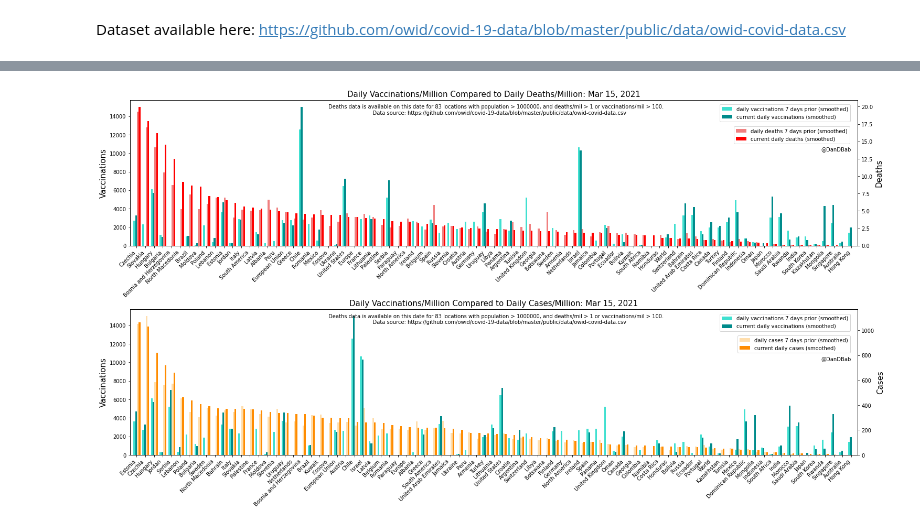
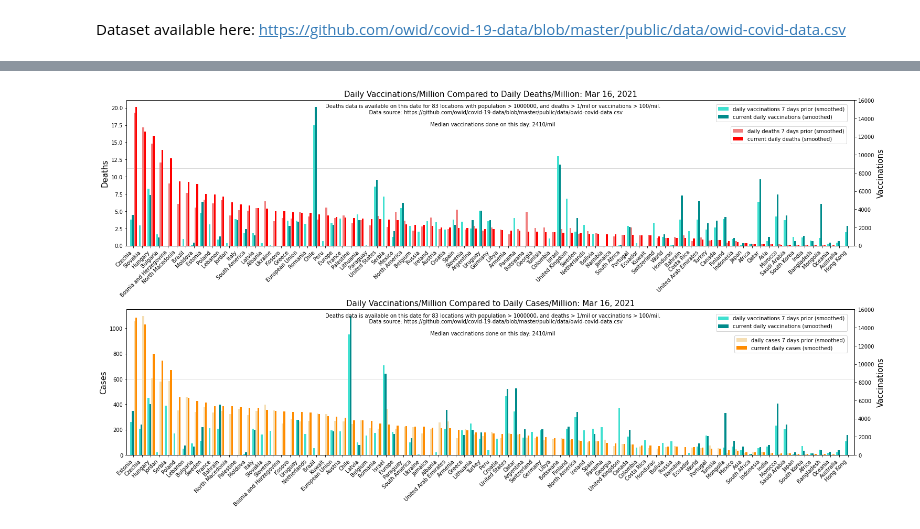
Before and after one commit to babsyco/C19_cases_deaths_vaccinations, a Jupyter notebook: vaccine_rollout1.ipynb, the cells around one changed output, grey strips where cells are left out. Drawn from its saved outputs; the diff is of its cells as text; code cells hidden in the pictures.

```diff
--- a/vaccine_rollout1.ipynb
+++ b/vaccine_rollout1.ipynb
@@ -108,69 +110,74 @@ OWID_perCapita_daily_filtered_df = OWID_perCapita_daily_df.query('new_deaths_smo
 temp_current_df = OWID_perCapita_daily_filtered_df.sort_values('date').groupby('location').apply(lambda x: x[x['date'] == current_date])
 temp_past_df = OWID_perCapita_daily_filtered_df.sort_values('date').groupby('location').apply(lambda x: x[x['date'] == past_date])
 
+# median daily vaccinations
+median_daily_vaxs = int(temp_current_df['new_vaccinations_smoothed_per_million'].median())
+
 # CREATE PLOTS
 x_vals = np.arange(len(temp_current_df.index))
 fig, axs = plt.subplots(2, 1, figsize=[int(len(x_vals)/4),10])
 fig.tight_layout(h_pad=10)
-inclusion_string = "Deaths data is available on this date for %d locations with population > %d, and deaths/mil > %d or vaccinations/mil > %d.\n\
-    Data source: https://github.com/owid/covid-19-data/blob/master/public/data/owid-covid-data.csv"\
-     % (len([i[0] for i in temp_current_df.index]), min_population, daily_deaths_threshold, daily_vax_threshold)
+inclusion_string = "Deaths data is available on this date for %d locations with population > %d, and deaths > %d/mil or vaccinations > %d/mil.\n\
+    Data source: https://github.com/owid/covid-19-data/blob/master/public/data/owid-covid-data.csv\n\
+    \nMedian vaccinations done on this day: %d/mil" \
+     % (len([i[0] for i in temp_current_df.index]), min_population, daily_deaths_threshold, daily_vax_threshold, median_daily_vaxs)
 
 # death/vaccinations (top)
 # sort temp datasets by "new_deaths_smoothed_per_million"
 temp_current_df = temp_current_df.sort_values("new_deaths_smoothed_per_million", ascending=False)
 temp_past_df = temp_past_df.reindex(temp_current_df.index)
 # plot
 ax_top1 = axs[0]
 ax_top2 = ax_top1.twinx()
-ax_top1.set_ylabel('Vaccinations', fontsize=15)
-ax_top2.set_ylabel('Deaths', fontsize=15)
-ax_top1.set_title("Daily Vaccinations/Million Compared to Daily Deaths/Million: %s" % current_date.strftime('%b %d, %Y'), fontsize=15)
+ax_top1.set_xlim([-0.5,len(x_vals)])
+ax_top2.set_xlim([-0.5,len(x_vals)])
+ax_top2.set_ylabel('Vaccinations', fontsize=15)
+ax_top1.set_ylabel('Deaths', fontsize=15)
+ax_top2.set_title("Daily Vaccinations/Million Compared to Daily Deaths/Million: %s" % current_date.strftime('%b %d, %Y'), fontsize=15)
 ax_top1.set_xticks(x_vals + bar_width*1.3)
-ax_top1.set_xlim([-0.5,len(x_vals)])
 ax_top1.set_xticklabels([i[0] for i in temp_current_df.index], rotation = 45, ha='right')
-ax_top1.bar(x_vals, temp_past_df["new_vaccinations_smoothed_per_million"], color='turquoise', width=bar_width, zorder=-1)
-ax_top1.bar(x_vals + bar_width, temp_current_df["new_vaccinations_smoothed_per_million"], alpha=bar_transparency, color='darkcyan', width=bar_width, zorder=-1)
-ax_top2.bar(x_vals + bar_width*2, temp_past_df["new_deaths_smoothed_per_million"], alpha=bar_transparency, color='lightcoral', width=bar_width, zorder=-1)
-ax_top2.bar(x_vals + bar_width*3, temp_current_df["new_deaths_smoothed_per_million"], alpha=bar_transparency, color='red', width=bar_width, zorder=-1)
-ax_top1.legend(['daily vaccinations %d days prior (smoothed)'%num_days_back, 'current daily vaccinations (smoothed)'], loc=[0.81,0.85])
-ax_top2.legend(['daily deaths %d days prior (smoothed)'%num_days_back, 'current daily deaths (smoothed)'], loc=[0.83, 0.7])
-ax_top1.text(ax_top1.get_xlim()[1]/2, ax_top1.get_ylim()[1]*0.9, inclusion_string, ha='center', fontsize=10)
-ax_top1.text(ax_top1.get_xlim()[1]*0.97, ax_top1.get_ylim()[1]*0.65, '@DanDBab', ha='center', fontsize=10)
+ax_top1.bar(x_vals + bar_width*2, temp_past_df["new_deaths_smoothed_per_million"], alpha=bar_transparency, color='lightcoral', width=bar_width, zorder=1)
+ax_top1.bar(x_vals + bar_width*3, temp_current_df["new_deaths_smoothed_per_million"], alpha=bar_transparency, color='red', width=bar_width, zorder=1)
+ax_top1.hlines(ax_top1.get_yticks()[-1]/2, ax_top1.get_xlim()[0], ax_top1.get_xlim()[1], color='lightgray', zorder=0, linewidth=0.8, label='_nolegend_')
+ax_top2.bar(x_vals, temp_past_df["new_vaccinations_smoothed_per_million"], color='turquoise', width=bar_width, zorder=1)
+ax_top2.bar(x_vals + bar_width, temp_current_df["new_vaccinations_smoothed_per_million"], alpha=bar_transparency, color='darkcyan', width=bar_width, zorder=1)
+ax_top2.legend(['daily vaccinations %d days prior (smoothed)'%num_days_back, 'current daily vaccinations (smoothed)'], loc=[0.81,0.85])
+ax_top1.legend(['daily deaths %d days prior (smoothed)'%num_days_back, 'current daily deaths (smoothed)'], loc=[0.83, 0.7])
+ax_top2.text(ax_top2.get_xlim()[1]/2, ax_top2.get_ylim()[1]*0.82, inclusion_string, ha='center', fontsize=10)
 
 # cases/vaccinations (bottom)
 # sort temp datasets by "new_cases_smoothed_per_million"
 temp_current_df = temp_current_df.sort_values("new_cases_smoothed_per_million", ascending=False)
 temp_past_df = temp_past_df.reindex(temp_current_df.index)
 # plot
 ax_bottom1 = axs[1]
 ax_bottom2 = ax_bottom1.twinx()
-ax_bottom1.set_ylabel('Vaccinations', fontsize=15)
-ax_bottom2.set_ylabel('Cases', fontsize=15)
-ax_bottom1.set_title("Daily Vaccinations/Million Compared to Daily Cases/Million: %s" % current_date.strftime('%b %d, %Y'), fontsize=15)
+ax_bottom2.set_ylabel('Vaccinations', fontsize=15)
+ax_bottom1.set_ylabel('Cases', fontsize=15)
+ax_bottom2.set_title("Daily Vaccinations/Million Compared to Daily Cases/Million: %s" % current_date.strftime('%b %d, %Y'), fontsize=15)
 ax_bottom1.set_xticks(x_vals + bar_width*1.3)
 ax_bottom1.set_xticklabels([i[0] for i in temp_current_df.index], rotation = 45, ha='right')
 ax_bottom1.set_xlim([-0.5,len(x_vals)])
-ax_bottom1.bar(x_vals, temp_past_df["new_vaccinations_smoothed_per_million"], color='turquoise', width=bar_width, zorder=-1)
-ax_bottom1.bar(x_vals + bar_width, temp_current_df["new_vaccinations_smoothed_per_million"], alpha=bar_transparency, color='darkcyan', width=bar_width, zorder=-1)
-ax_bottom2.bar(x_vals + bar_width*2, temp_past_df["new_cases_smoothed_per_million"], alpha=bar_transparency, color='navajowhite', width=bar_width, zorder=-1)
-ax_bottom2.bar(x_vals + bar_width*3, temp_current_df["new_cases_smoothed_per_million"], alpha=bar_transparency, color='darkorange', width=bar_width, zorder=-1)
-ax_bottom1.legend(['daily vaccinations %d days prior (smoothed)'%num_days_back, 'current daily vaccinations (smoothed)'], loc=[0.81,0.85])
-ax_bottom2.legend(['daily cases %d days prior (smoothed)'%num_days_back, 'current daily cases (smoothed)'], loc=[0.835, 0.7])
-ax_bottom1.text(ax_top1.get_xlim()[1]/2, ax_top1.get_ylim()[1]*0.9, inclusion_string, ha='center', fontsize=10)
-ax_bottom1.text(ax_top1.get_xlim()[1]*0.97, ax_top1.get_ylim()[1]*0.65, '@DanDBab', ha='center', fontsize=10)
+ax_bottom1.bar(x_vals + bar_width*2, temp_past_df["new_cases_smoothed_per_million"], alpha=bar_transparency, color='wheat', width=bar_width, zorder=1)
+ax_bottom1.bar(x_vals + bar_width*3, temp_current_df["new_cases_smoothed_per_million"], alpha=bar_transparency, color='darkorange', width=bar_width, zorder=1)
+ax_bottom1.hlines(ax_bottom1.get_yticks()[-1]/2, ax_bottom1.get_xlim()[0], ax_bottom1.get_xlim()[1], color='lightgray', zorder=0, linewidth=0.8, label='_nolegend_')
+ax_bottom2.bar(x_vals, temp_past_df["new_vaccinations_smoothed_per_million"], color='turquoise', width=bar_width, zorder=1)
+ax_bottom2.bar(x_vals + bar_width, temp_current_df["new_vaccinations_smoothed_per_million"], alpha=bar_transparency, color='darkcyan', width=bar_width, zorder=1)
+ax_bottom2.legend(['daily vaccinations %d days prior (smoothed)'%num_days_back, 'current daily vaccinations (smoothed)'], loc=[0.81,0.85])
+ax_bottom1.legend(['daily cases %d days prior (smoothed)'%num_days_back, 'current daily cases (smoothed)'], loc=[0.835, 0.7])
+ax_bottom2.text(ax_bottom2.get_xlim()[1]/2, ax_bottom2.get_ylim()[1]*0.82, inclusion_string, ha='center', fontsize=10)
 
 # save file
 if save_files:
   if not os.path.exists('plots'):
     os.makedirs('plots')
   filename = 'plots/daily_vaccine_vs_deaths_per_capita'
   plt.savefig(filename, bbox_inches = 'tight')
   files.download(filename+'.png')
 # %% [output]
 [interactive output not drawn]
 [interactive output not drawn]
-[figure, old version]
+[figure, new version]
 # %%
 #########################
 # CUMULATIVE DAILY DATA #
```
Also changed, not shown: parts of 4 cells of this notebook.
